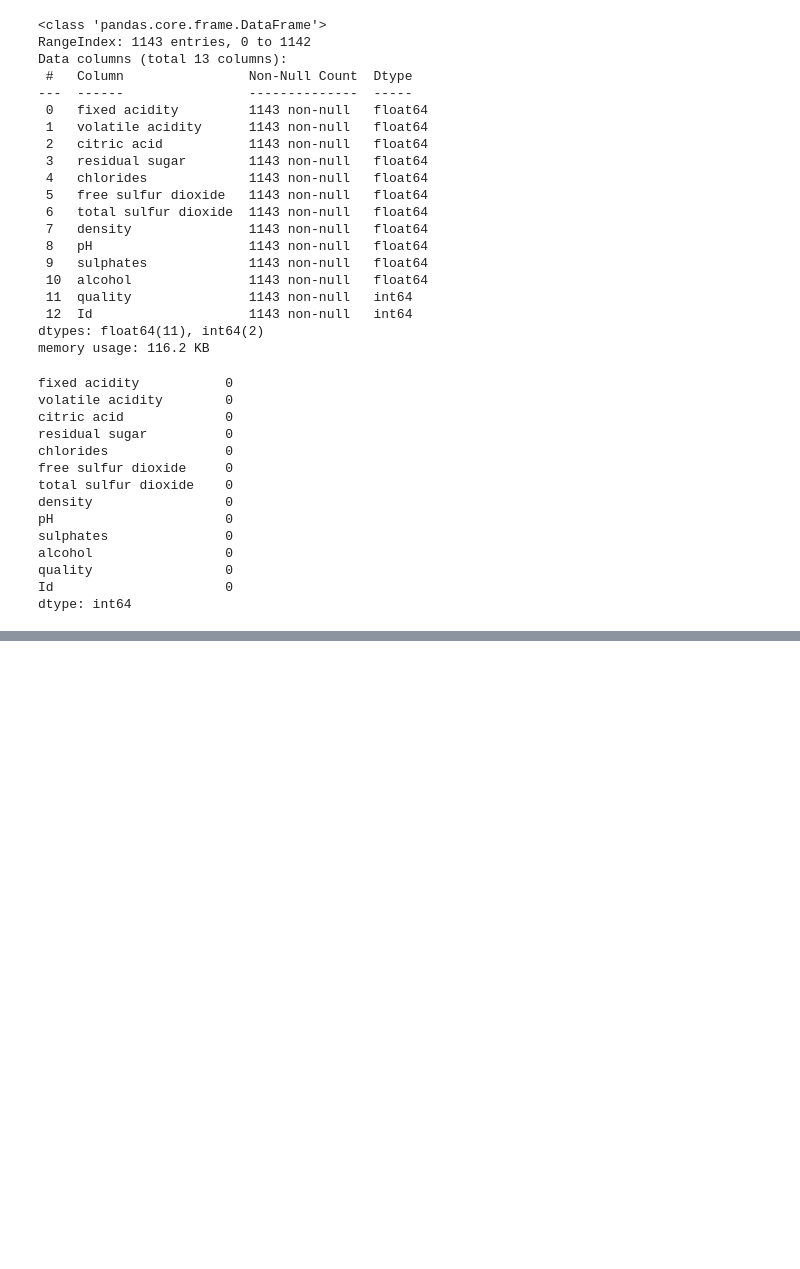
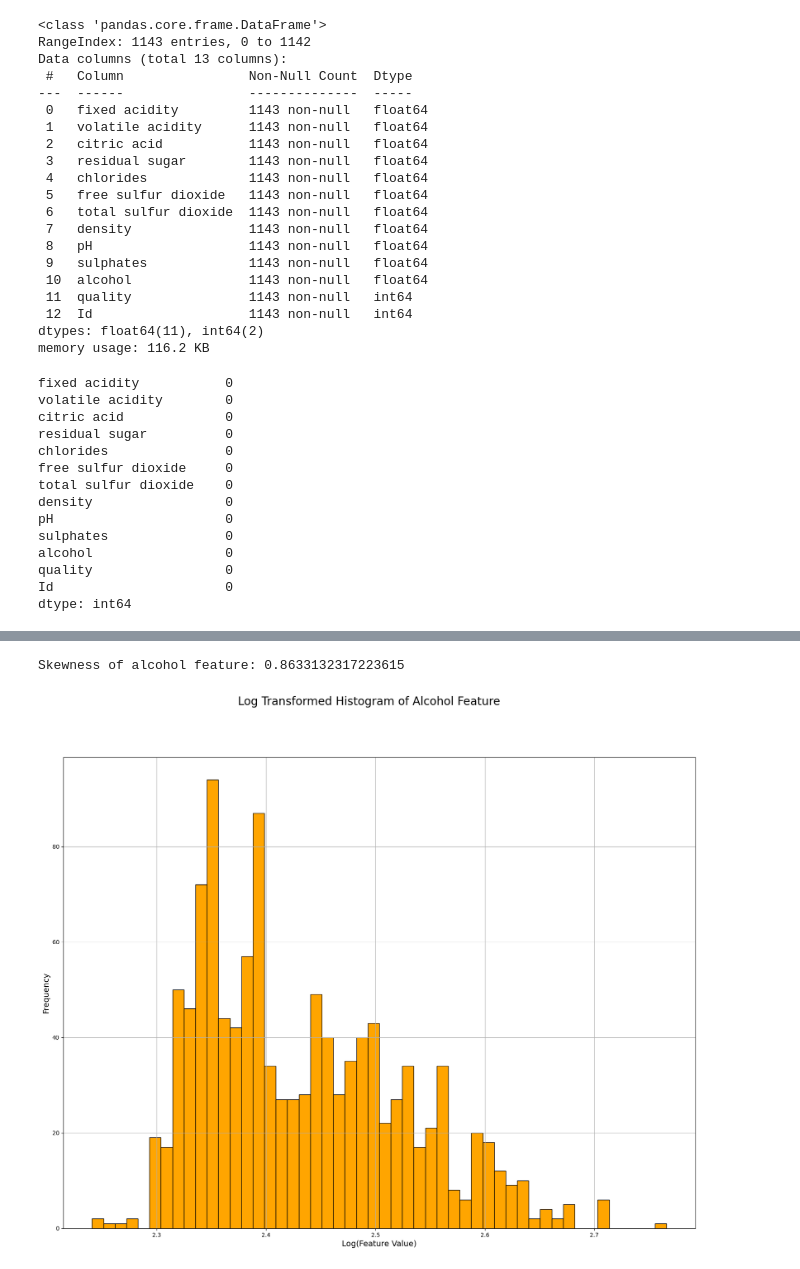
Before and after one commit to keerthanajaikumar98/EndToEndMLProject, a Jupyter notebook: research/experiment.ipynb, the cells around one changed output, grey strips where cells are left out. Saved outputs shown, nothing was run; the diff lists cells and outputs as text; code cells hidden in the pictures; blank space fills up the shorter version.

```diff
--- a/research/experiment.ipynb
+++ b/research/experiment.ipynb
@@ -60,0 +61,18 @@ ModuleNotFoundError: No module named 'matplotlib'
+# %%
+# Histograms can be further enhanced by handling the right skewness
+# You can use log transform to handle skewness
+import numpy as np
+skewness = wines['alcohol'].skew()
+print(f'Skewness of alcohol feature: {skewness}')
+
+wines['alcohol_log'] = np.log1p(wines['alcohol'])
+# Plot the histogram of the log-transformed data
+plt.figure(figsize=(20, 15))
+wines['alcohol_log'].hist(bins=50, color='orange', edgecolor='black')
+plt.suptitle('Log Transformed Histogram of Alcohol Feature', fontsize=20)
+plt.xlabel('Log(Feature Value)', fontsize=14)
+plt.ylabel('Frequency', fontsize=14)
+plt.show()
+# %% [output]
+Skewness of alcohol feature: 0.8633132317223615
+[figure, added]
```
Also changed, not shown: parts of 11 cells of this notebook, 2 other files.
